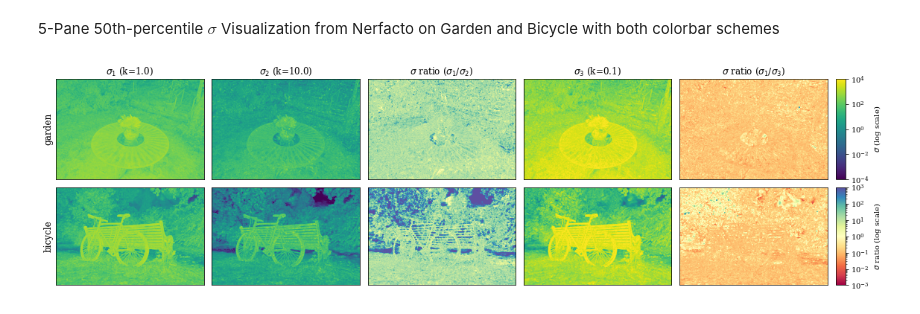
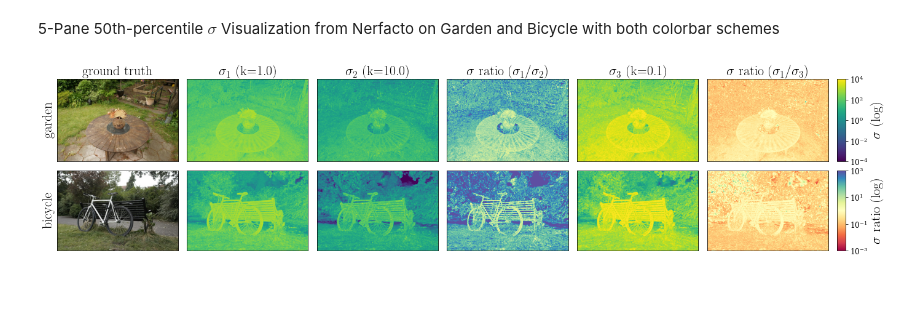
Before and after one commit to j93hahn/scratch, a Jupyter notebook: scratch/algos/alphainv.ipynb, the cells around one changed output. Cells and saved outputs as stored; diff of their text form; code cells hidden in the pictures.

```diff
--- a/scratch/algos/alphainv.ipynb
+++ b/scratch/algos/alphainv.ipynb
@@ -9,6 +9,9 @@ import numpy as np
 plt.rcParams.update({
     'font.family': 'serif'
 })
+
+FONTSIZE=14
+SMALLER_FONTSIZE=12
 # %%
 def compute_alpha(func, x, d):
     a = 1. - torch.exp(-func(x) * d)
@@ -73,15 +79,15 @@ plt.show()
 CDF Plot of Nerf-Pytorch on Lego
 # %%
 fig, ax = plt.subplots()
-blue_shades = sns.color_palette("Blues", 3)
-green_shades = sns.color_palette("Greens", 3)
+blue_shades = sns.color_palette("Reds", 3)
+green_shades = sns.color_palette("Blues", 3)
 bins_count = 1000
 
 sns.despine()
 ax.set_xscale('log')
-ax.set_xlabel("σ-values (log scale)")
-ax.set_ylabel("cumulative distribution function")
-ax.set_title(f"lego CDF", fontsize=12)
+ax.set_xlabel(r"$\sigma$ (log scale)", fontsize=FONTSIZE, usetex=True)
+ax.set_ylabel("cumulative distribution function", fontsize=FONTSIZE, usetex=True)
+ax.set_title(f"lego CDF", fontsize=FONTSIZE, usetex=True)
 
 mapping = {
     0: 0.1,
@@ -104,7 +110,7 @@ ax.minorticks_off()
 for spine in ax.spines.values():
     spine.set_linewidth(0.5)
     spine.set_color('black')
-ax.tick_params(direction='in', axis='both', width=0.5, color='black', length=4)
+ax.tick_params(direction='in', axis='both', width=0.5, color='black', length=4, labelsize=SMALLER_FONTSIZE)
 ax.yaxis.grid(True, which='both', linewidth=0.5, color='lightgray')
 
 fig.savefig(f"lego_cdf.pdf", dpi=300, bbox_inches='tight')
@@ -232,63 +133,77 @@ plt.show()
 # %%
 lower, upper = 1e-4, 1e4
 ratio_lower, ratio_upper = 1e-3, 1e3
+FONTSIZE=22
 
-fig = plt.figure(figsize=(19, 8))
+fig = plt.figure(figsize=(23, 8))
 grid = ImageGrid(
-    fig, 111, nrows_ncols=(2, 5), axes_pad=0.15,
-    cbar_location="right", cbar_mode="edge", cbar_size="7%", cbar_pad=0.15,
+    fig, 111, nrows_ncols=(2, 6), axes_pad=0.2,
+    cbar_location="right", cbar_mode="edge", cbar_size="7%", cbar_pad=0.2,
 )
 
 # extract garden data
+garden_gt = imageio.imread('garden_gt.JPG')
 k_01 = process_sigmas(np.load("garden_01.npy").squeeze(), lower, upper)
 k_1 = process_sigmas(np.load("garden_1.npy").squeeze(), lower, upper)
 k_10 = process_sigmas(np.load("garden_10.npy").squeeze(), lower, upper)
 height, width = k_01.shape
 
-cb_base = grid[0].imshow(k_1.reshape(height, width), cmap='viridis', norm=LogNorm(lower, upper))
-grid[0].set_title(r"$\sigma_1$ (k=1.0)", fontsize=12)
-grid[1].imshow(k_10.reshape(height, width), cmap='viridis', norm=LogNorm(lower, upper))
-grid[1].set_title(r"$\sigma_2$ (k=10.0)", fontsize=12)
-grid[3].imshow(k_01.reshape(height, width), cmap='viridis', norm=LogNorm(lower, upper))
-grid[3].set_title(r"$\sigma_3$ (k=0.1)", fontsize=12)
+grid[0].imshow(garden_gt)
+grid[0].set_title("ground truth", fontsize=FONTSIZE, usetex=True)
+cb_base = grid[1].imshow(k_1.reshape(height, width), cmap='viridis', norm=LogNorm(lower, upper))
+grid[1].set_title(r"$\sigma_1$ (k=1.0)", fontsize=FONTSIZE, usetex=True)
+grid[2].imshow(k_10.reshape(height, width), cmap='viridis', norm=LogNorm(lower, upper))
+grid[2].set_title(r"$\sigma_2$ (k=10.0)", fontsize=FONTSIZE, usetex=True)
+grid[4].imshow(k_01.reshape(height, width), cmap='viridis', norm=LogNorm(lower, upper))
+grid[4].set_title(r"$\sigma_3$ (k=0.1)", fontsize=FONTSIZE, usetex=True)
 
-high_ratio = process_sigmas(k_1 / k_10, ratio_lower, ratio_upper)
-low_ratio = process_sigmas(k_1 / k_01, ratio_lower, ratio_upper)
-cb_ratio = grid[2].imshow(high_ratio, cmap='Spectral', norm=LogNorm(ratio_lower, ratio_upper))
-grid[2].set_title(r"$\sigma$ ratio ($\sigma_1 / \sigma_2$)", fontsize=12)
-grid[4].imshow(low_ratio, cmap='Spectral', norm=LogNorm(ratio_lower, ratio_upper))
-grid[4].set_title(r"$\sigma$ ratio ($\sigma_1 / \sigma_3$)", fontsize=12)
+high_ratio = process_sigmas(process_sigmas(np.load("garden_1.npy").squeeze(), ratio_lower, 1e2) / process_sigmas(np.load("garden_10.npy").squeeze(), ratio_lower, 1e2), ratio_lower, 1e2)
+low_ratio = process_sigmas(process_sigmas(np.load("garden_1.npy").squeeze(), ratio_lower, ratio_upper) / process_sigmas(np.load("garden_01.npy").squeeze(), ratio_lower, ratio_upper), ratio_lower, 1e2)
+grid[3].imshow(high_ratio, cmap='Spectral', norm=LogNorm(ratio_lower, 1e2))
+grid[3].set_title(r"$\sigma$ ratio ($\sigma_1 / \sigma_2$)", fontsize=FONTSIZE, usetex=True)
+cb_ratio = grid[5].imshow(low_ratio, cmap='Spectral', norm=LogNorm(ratio_lower, ratio_upper))
+grid[5].set_title(r"$\sigma$ ratio ($\sigma_1 / \sigma_3$)", fontsize=FONTSIZE, usetex=True)
 
 # extract bicycle data
+bicycle_gt = imageio.imread('bicycle_gt.JPG')
 k_01 = process_sigmas(np.load("bicycle_01.npy").squeeze(), lower, upper)
 k_1 = process_sigmas(np.load("bicycle_1.npy").squeeze(), lower, upper)
 k_10 = process_sigmas(np.load("bicycle_10.npy").squeeze(), lower, upper)
 height, width = k_01.shape
 
-grid[5].imshow(k_1.reshape(height, width), cmap='viridis', norm=LogNorm(lower, upper))
-grid[6].imshow(k_10.reshape(height, width), cmap='viridis', norm=LogNorm(lower, upper))
-grid[8].imshow(k_01.reshape(height, width), cmap='viridis', norm=LogNorm(lower, upper))
+grid[6].imshow(bicycle_gt)
+grid[7].imshow(k_1.reshape(height, width), cmap='viridis', norm=LogNorm(lower, upper))
+grid[8].imshow(k_10.reshape(height, width), cmap='viridis', norm=LogNorm(lower, upper))
+grid[10].imshow(k_01.reshape(height, width), cmap='viridis', norm=LogNorm(lower, upper))
 
-high_ratio = process_sigmas(k_1 / k_10, ratio_lower, ratio_upper)
-low_ratio = process_sigmas(k_1 / k_01, ratio_lower, ratio_upper)
-grid[7].imshow(high_ratio, cmap='Spectral', norm=LogNorm(ratio_lower, ratio_upper))
-grid[9].imshow(low_ratio, cmap='Spectral', norm=LogNorm(ratio_lower, ratio_upper))
+high_ratio = process_sigmas(process_sigmas(np.load("bicycle_1.npy").squeeze(), ratio_lower, 1e2) / process_sigmas(np.load("bicycle_10.npy").squeeze(), ratio_lower, 1e2), ratio_lower, 1e2)
+low_ratio = process_sigmas(process_sigmas(np.load("bicycle_1.npy").squeeze(), ratio_lower, ratio_upper) / process_sigmas(np.load("bicycle_01.npy").squeeze(), ratio_lower, ratio_upper), ratio_lower, 1e2)
+grid[9].imshow(high_ratio, cmap='Spectral', norm=LogNorm(ratio_lower, 1e2))
+grid[11].imshow(low_ratio, cmap='Spectral', norm=LogNorm(ratio_lower, ratio_upper))
 
-for index in range(10):
+for index in range(12):
     grid[index].get_xaxis().set_visible(False)
-    if index not in [0, 5]:
+    if index not in [0, 6]:
         grid[index].get_yaxis().set_visible(False)
 
 # colorbars and labels
-plt.colorbar(cb_base, cax=grid.cbar_axes[0], label=r"$\sigma$ (log scale)")
-plt.colorbar(cb_ratio, cax=grid.cbar_axes[1], label=r"$\sigma$ ratio (log scale)")
-grid[0].set_ylabel("garden", fontsize=12)
+sigma = plt.colorbar(cb_base, cax=grid.cbar_axes[0])
+sigma.set_label(r"$\sigma$ (log)", fontsize=FONTSIZE, usetex=True)
+sigma.ax.tick_params(labelsize=SMALLER_FONTSIZE)
+
+sigma_r = plt.colorbar(cb_ratio, cax=grid.cbar_axes[1])
+sigma_r.set_label(r"$\sigma$ ratio (log)", fontsize=FONTSIZE, usetex=True)
+sigma_r.ax.tick_params(labelsize=SMALLER_FONTSIZE)
+
+grid[0].set_ylabel("garden", fontsize=FONTSIZE, usetex=True)
 grid[0].set_yticks([])
-grid[5].set_ylabel("bicycle", fontsize=12)
-grid[5].set_yticks([])
+grid[6].set_ylabel("bicycle", fontsize=FONTSIZE, usetex=True)
+grid[6].set_yticks([])
 
-plt.savefig(f"combination.pdf", dpi=300, bbox_inches='tight')
+plt.savefig(f"360_combo.pdf", dpi=300, bbox_inches='tight')
 plt.show()
+
+FONTSIZE=14
 # %% [output]
-[figure, old version]
+[figure, new version]
 # %% [markdown]
```
Also changed, not shown: parts of 15 cells of this notebook.
